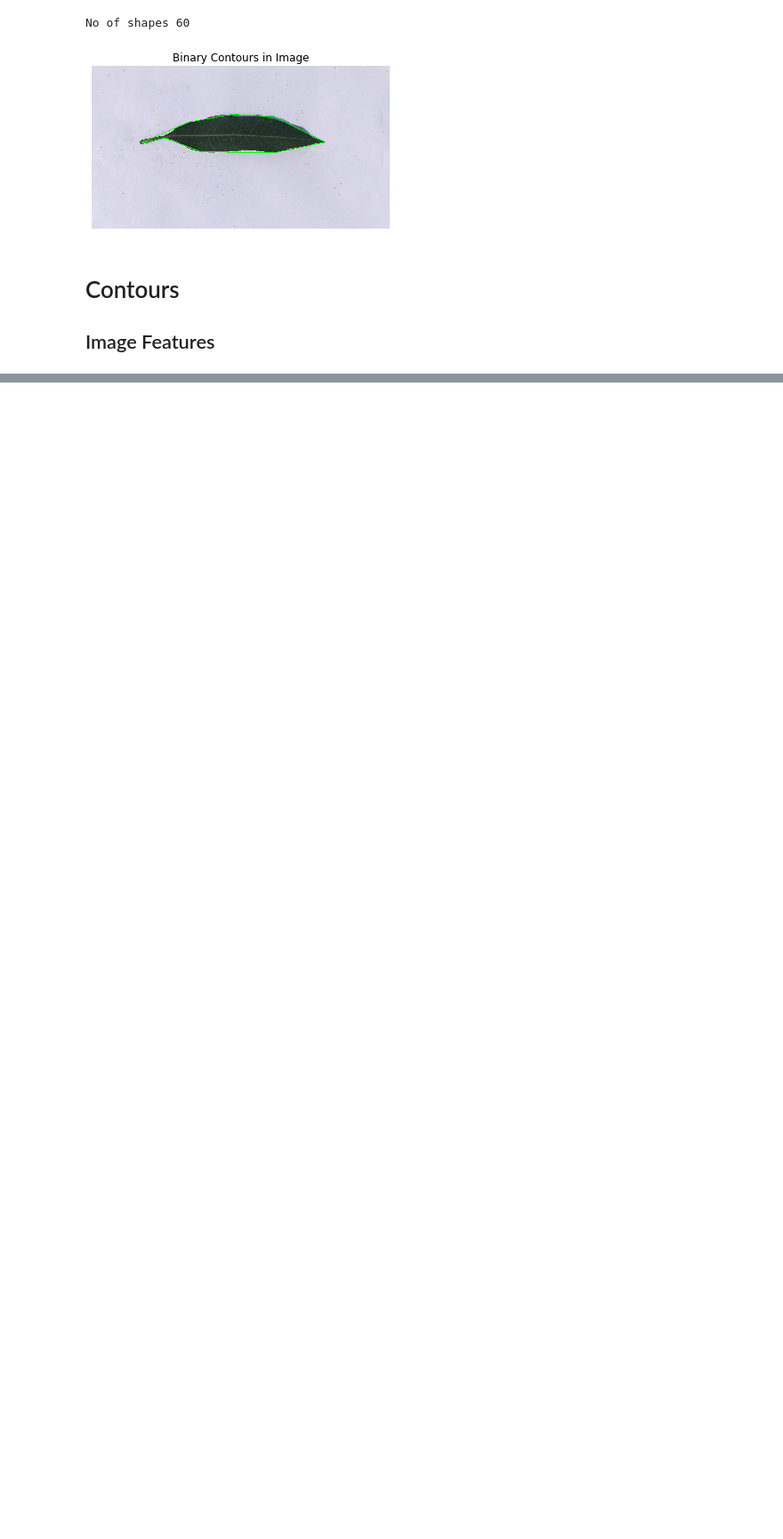
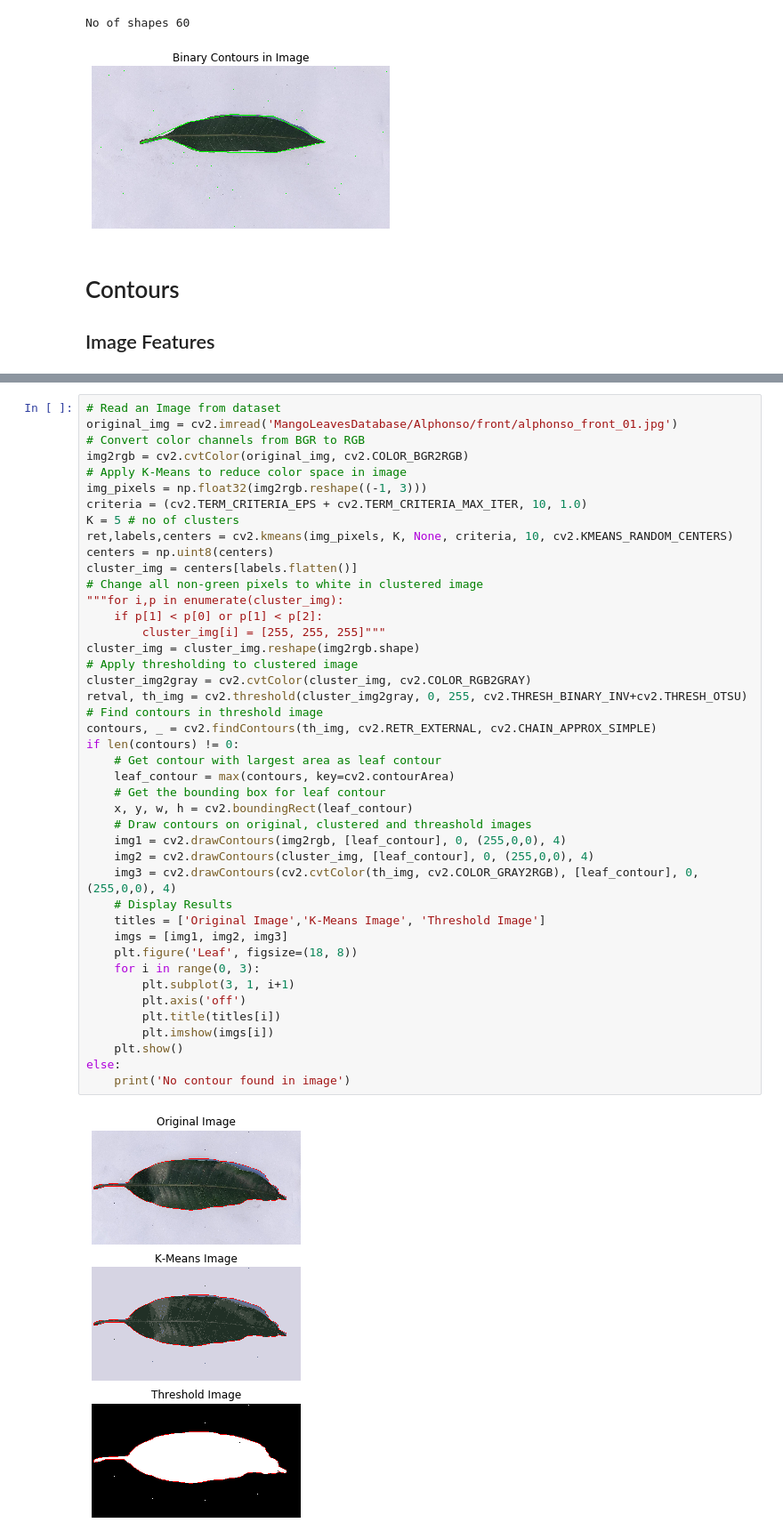
Before and after one commit to cod3rboy/mangoresearch, a Jupyter notebook: haar_wavelet_transform.ipynb, the cells around one changed output, grey strips where cells are left out. Shown at 89% size. Saved outputs shown, nothing was run; the diff lists cells and outputs as text; blank space fills up the shorter version.

```diff
--- a/haar_wavelet_transform.ipynb
+++ b/haar_wavelet_transform.ipynb
@@ -154,0 +210,45 @@ Mean Color in leaf portion: (110, 110, 108)
+# %%
+# Read an Image from dataset
+original_img = cv2.imread('MangoLeavesDatabase/Alphonso/front/alphonso_front_01.jpg')
+# Convert color channels from BGR to RGB
+img2rgb = cv2.cvtColor(original_img, cv2.COLOR_BGR2RGB)
+# Apply K-Means to reduce color space in image
+img_pixels = np.float32(img2rgb.reshape((-1, 3)))
+criteria = (cv2.TERM_CRITERIA_EPS + cv2.TERM_CRITERIA_MAX_ITER, 10, 1.0)
+K = 5 # no of clusters
+ret,labels,centers = cv2.kmeans(img_pixels, K, None, criteria, 10, cv2.KMEANS_RANDOM_CENTERS)
+centers = np.uint8(centers)
+cluster_img = centers[labels.flatten()]
+# Change all non-green pixels to white in clustered image
+"""for i,p in enumerate(cluster_img):
+    if p[1] < p[0] or p[1] < p[2]:
+        cluster_img[i] = [255, 255, 255]"""
+cluster_img = cluster_img.reshape(img2rgb.shape)
+# Apply thresholding to clustered image
+cluster_img2gray = cv2.cvtColor(cluster_img, cv2.COLOR_RGB2GRAY)
+retval, th_img = cv2.threshold(cluster_img2gray, 0, 255, cv2.THRESH_BINARY_INV+cv2.THRESH_OTSU)
+# Find contours in threshold image
+contours, _ = cv2.findContours(th_img, cv2.RETR_EXTERNAL, cv2.CHAIN_APPROX_SIMPLE)
+if len(contours) != 0:
+    # Get contour with largest area as leaf contour
+    leaf_contour = max(contours, key=cv2.contourArea)
+    # Get the bounding box for leaf contour
+    x, y, w, h = cv2.boundingRect(leaf_contour)
+    # Draw contours on original, clustered and threashold images
+    img1 = cv2.drawContours(img2rgb, [leaf_contour], 0, (255,0,0), 4)
+    img2 = cv2.drawContours(cluster_img, [leaf_contour], 0, (255,0,0), 4)
+    img3 = cv2.drawContours(cv2.cvtColor(th_img, cv2.COLOR_GRAY2RGB), [leaf_contour], 0, (255,0,0), 4)
+    # Display Results
+    titles = ['Original Image','K-Means Image', 'Threshold Image']
+    imgs = [img1, img2, img3]
+    plt.figure('Leaf', figsize=(18, 8))
+    for i in range(0, 3):
+        plt.subplot(3, 1, i+1)
+        plt.axis('off')
+        plt.title(titles[i])
+        plt.imshow(imgs[i])
+    plt.show()
+else:
+    print('No contour found in image')
+# %% [output]
+[figure, added]
```
Also changed, not shown: parts of 5 cells of this notebook.
